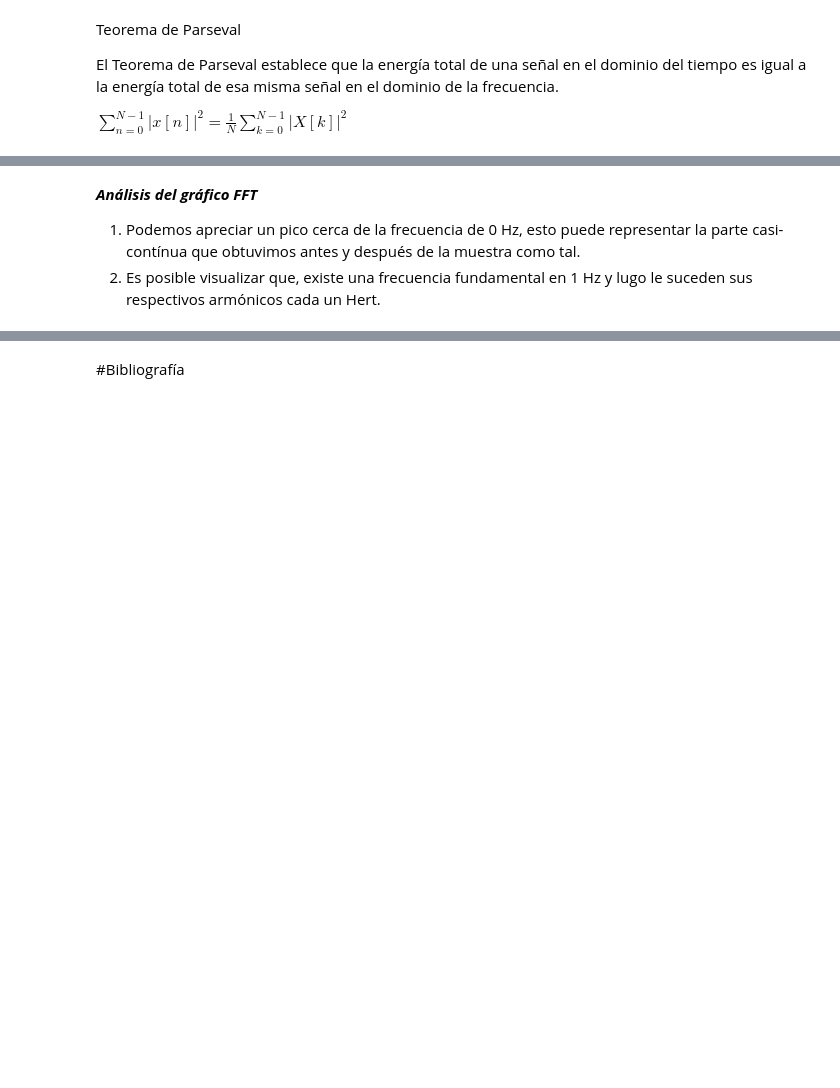
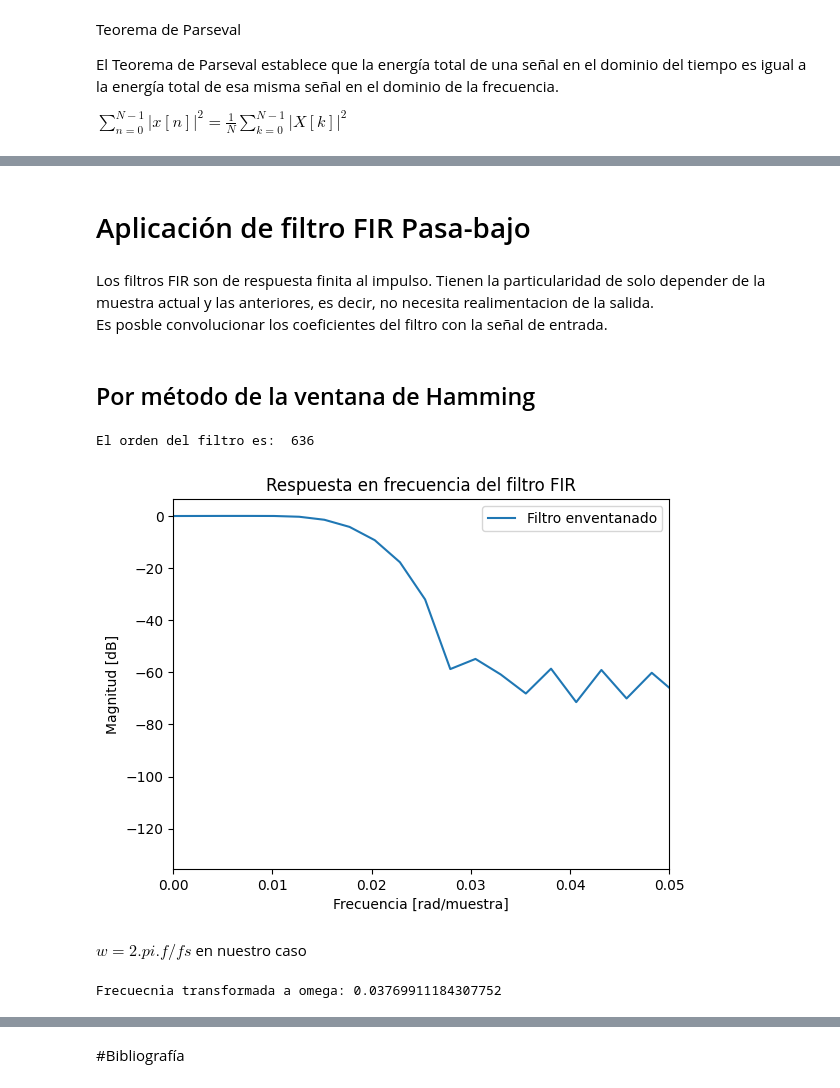
Before and after one commit to alex20022000/Signal_Processing_Project_Ciani-Dalle_Rive_Prieto, a Jupyter notebook: 01_Signal_Processing_Ciani+Dalle_Rive_Prieto.ipynb, the cells around one changed output, grey strips where cells are left out. Cells and saved outputs as stored; diff of their text form; code cells hidden in the pictures; blank space fills up the shorter version.

```diff
--- a/01_Signal_Processing_Ciani+Dalle_Rive_Prieto.ipynb
+++ b/01_Signal_Processing_Ciani+Dalle_Rive_Prieto.ipynb
@@ -655,4 +660,73 @@ fft(seniales_utiles,
-# %% [markdown]
-***Análisis del gráfico FFT***
-1. Podemos apreciar un pico cerca de la frecuencia de 0 Hz, esto puede representar la parte casi-contínua que obtuvimos antes y después de la muestra como tal.
-2. Es posible visualizar que, existe una frecuencia fundamental en 1 Hz y lugo le suceden sus respectivos armónicos cada un Hert.
+# %% [markdown]
+# Aplicación de filtro FIR Pasa-bajo
+# %% [markdown]
+Los filtros FIR son de respuesta finita al impulso. Tienen la particularidad de solo depender de la muestra actual y las anteriores, es decir, no necesita realimentacion de la salida.
+Es posble convolucionar los coeficientes del filtro con la señal de entrada.
+# %% [markdown]
+## Por método de la ventana de Hamming
+# %%
+import numpy as np
+import matplotlib.pyplot as plt
+import scipy.signal as signal
+from scipy.signal.windows import hamming
+
+fc = 1.5  # Frecuencia de corte
+fs = 500  # Frecuencia de muestreo
+Adb = 0  # Ganancia del filtro en decibeles
+N = len(freqs)  # Número de puntos de la FFT
+BW = 0.5  # Ancho de banda en la banda de transición
+
+# 1. Frecuencia de corte normalizada en radianes
+wc = 2 * np.pi * fc / fs
+
+# 2. Ancho de banda normalizado en radianes
+bwn = 2 * np.pi * BW / fs
+
+# 3. Orden estimado del filtro
+M = int(4 / bwn)
+print('El orden del filtro es: ', M)
+
+# 4. Respuesta del filtro ideal h1[n]
+n = np.arange(-M, M)
+h1 = wc / np.pi * np.sinc(wc * n / np.pi)  # Filtro pasabajas, recuerde cambiar cuando pasaaltas, pasabanda, o rechazabanda
+w1, Hh1 = signal.freqz(h1, 1, whole=True, worN=N)  # Respuesta en frecuencia del filtro ideal
+
+# 5. Truncamiento de frecuencia en el origen h1[0]
+# Para el caso del filtro pasabajas no se debe aplicar
+
+# 6. Generación de la ventana para eliminar el fenómeno de Gibbs
+win = hamming(len(n))
+
+# 7. Multiplico la respuesta ideal por la ventana
+h2 = h1 * win
+
+# 8. Ganancia del filtro
+A = np.sqrt(10**(0.1 * Adb))
+h2 = h2 * A  # Ganancia del filtro
+w2, Hh2 = signal.freqz(h2, 1, whole=True, worN=N)  # Respuesta en frecuencia del filtro enventanado
+
+u = np.ones_like(n)  # Escalón
+un = np.convolve(u, h2, mode='full')  # Respuesta al escalón
+
+# Graficar la respuesta en frecuencia del filtro
+plt.figure()
+plt.plot(w2, 20 * np.log10(abs(Hh2)), label='Filtro enventanado')
+plt.xlabel('Frecuencia [rad/muestra]')
+plt.xlim(0,0.05)
+plt.ylabel('Magnitud [dB]')
+plt.title('Respuesta en frecuencia del filtro FIR')
+plt.legend()
+plt.show()
+# %% [output]
+El orden del filtro es:  636
+[figure, added]
+# %% [markdown]
+$w=2.pi.f/fs$
+en nuestro caso
+# %%
+fc = 3
+fs = 500
+w = 2*np.pi*fc/fs
+print(f"Frecuecnia transformada a omega: {w}")
+# %% [output]
+Frecuecnia transformada a omega: 0.03769911184307752
```
Also changed, not shown: parts of 16 cells of this notebook.
